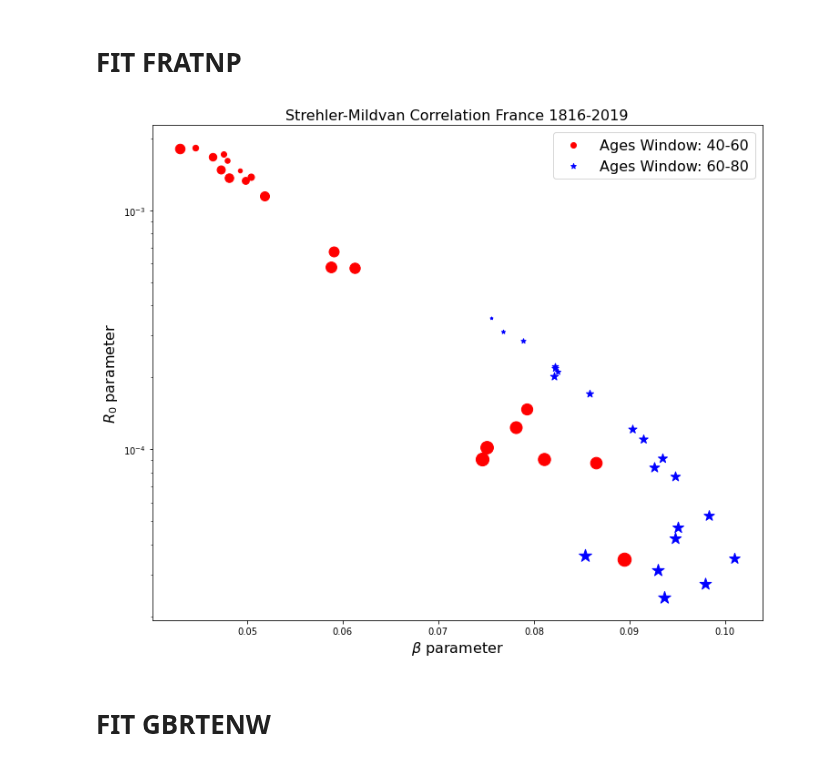
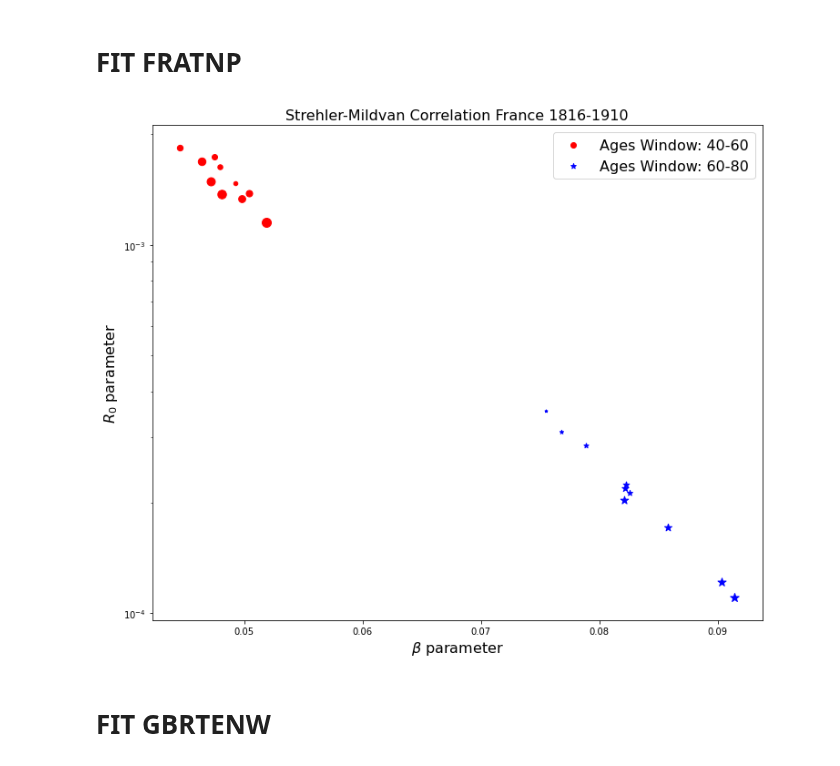
Before and after one commit to Rafther0112/Human_Aging_Research, a Jupyter notebook: FIT_Gompertz_Law/documento_fit.ipynb, the cells around one changed output. Cells and saved outputs as stored; diff of their text form; code cells hidden in the pictures.

```diff
--- a/FIT_Gompertz_Law/documento_fit.ipynb
+++ b/FIT_Gompertz_Law/documento_fit.ipynb
@@ -1008,7 +671,7 @@ males = np.array(males)
 totals = np.array(totals)
 
 
-years_of_interes = ["1841-1849", "1850-1859", "1860-1869", "1870-1879", "1880-1889", "1890-1899", "1900-1909" ,"1910-1919", "1920-1929","1930-1939" , "1940-1949","1950-1959", "1960-1969", "1970-1979","1980-1989", "1990-1999", "2000-2009", "2010-2019", "2020-2021"]
+years_of_interes = ["1841-1849", "1850-1859", "1860-1869", "1870-1879", "1880-1889", "1890-1899", "1900-1909"]
 
 datos_generales = {}
 datos_generales["Ages"] = ages[0:100]
@@ -1514,7 +1177,7 @@ males = np.array(males)
 totals = np.array(totals)
 
 
-years_of_interes = ["1816-1819", "1820-1829", "1830-1839", "1840-1849", "1850-1859", "1860-1869", "1870-1879", "1880-1889", "1890-1899", "1900-1909","1910-1919", "1920-1929","1930-1939" , "1940-1949","1950-1959", "1960-1969", "1970-1979","1980-1989", "1990-1999", "2000-2009", "2010-2019"]
+years_of_interes = ["1816-1819", "1820-1829", "1830-1839", "1840-1849", "1850-1859", "1860-1869", "1870-1879", "1880-1889", "1890-1899", "1900-1909"]
 
 datos_generales = {}
 datos_generales["Ages"] = ages[0:100]
@@ -1537,36 +1200,36 @@ betas_gompertz_law_40_60 = []
 betas_gompertz_law_60_80 = []
 
 
 for year in years_of_interes:
     edad_40_60 = datos_generales["Ages"][40:60]
     data_40_60 = datos_generales[year][40:60]
     popt_40_60, pcov_40_60 = curve_fit(func, edad_40_60, data_40_60, bounds=(0, [3., 1., 0.5]))
     R_parameter_gompertz_law_40_60.append(popt_40_60[0])
     betas_gompertz_law_40_60.append(popt_40_60[1])
 
     edad_60_80 = datos_generales["Ages"][60:80]
     data_60_80 = datos_generales[year][60:80]
     popt_60_80, pcov_60_80 = curve_fit(func, edad_60_80, data_60_80, bounds=(0, [3., 1., 0.5]))
     R_parameter_gompertz_law_60_80.append(popt_60_80[0])
     betas_gompertz_law_60_80.append(popt_60_80[1])
 
 plt.figure(figsize = (12,10))
-plt.title(r"Strehler-Mildvan Correlation France 1816-2019" , fontsize = 16)
+plt.title(r"Strehler-Mildvan Correlation France 1816-1910" , fontsize = 16)
 plt.xlabel(r"$\beta$ parameter", fontsize = 16)
 plt.ylabel(r"$R_0$ parameter", fontsize = 16)
 marker_sizes = [10, 20, 30, 40, 50, 60, 70, 80, 90, 100, 110, 120, 130, 140, 150, 160, 170, 180, 190, 200, 210, 220, 230]
 
 # Crear un scatter plot con colores diferentes para cada pareja de puntos
 for i in range(len(betas_gompertz_law_40_60)):
     plt.scatter(betas_gompertz_law_40_60[i], R_parameter_gompertz_law_40_60[i], color="red", s=marker_sizes[i])
     plt.scatter(betas_gompertz_law_60_80[i], R_parameter_gompertz_law_60_80[i], color= "blue", marker='*',s=marker_sizes[i])
 plt.scatter(betas_gompertz_law_40_60[0], R_parameter_gompertz_law_40_60[0], color="red",label = "Ages Window: 40-60")
 plt.scatter(betas_gompertz_law_60_80[i], R_parameter_gompertz_law_60_80[i], color= "blue", marker='*',label = "Ages Window: 60-80")
 plt.yscale("log")
 plt.legend(fontsize = 16)
-plt.savefig("Strehler_Mildvan_correlation_France.jpg", dpi = 500)
+plt.savefig("Strehler_Mildvan_correlation_France_1816_1910.jpg", dpi = 500)
 # %% [output]
-[figure, old version]
+[figure, new version]
 # %% [markdown]
 # FIT GBRTENW
 # %%
```
Also changed, not shown: parts of 17 cells of this notebook, 8 other files.
